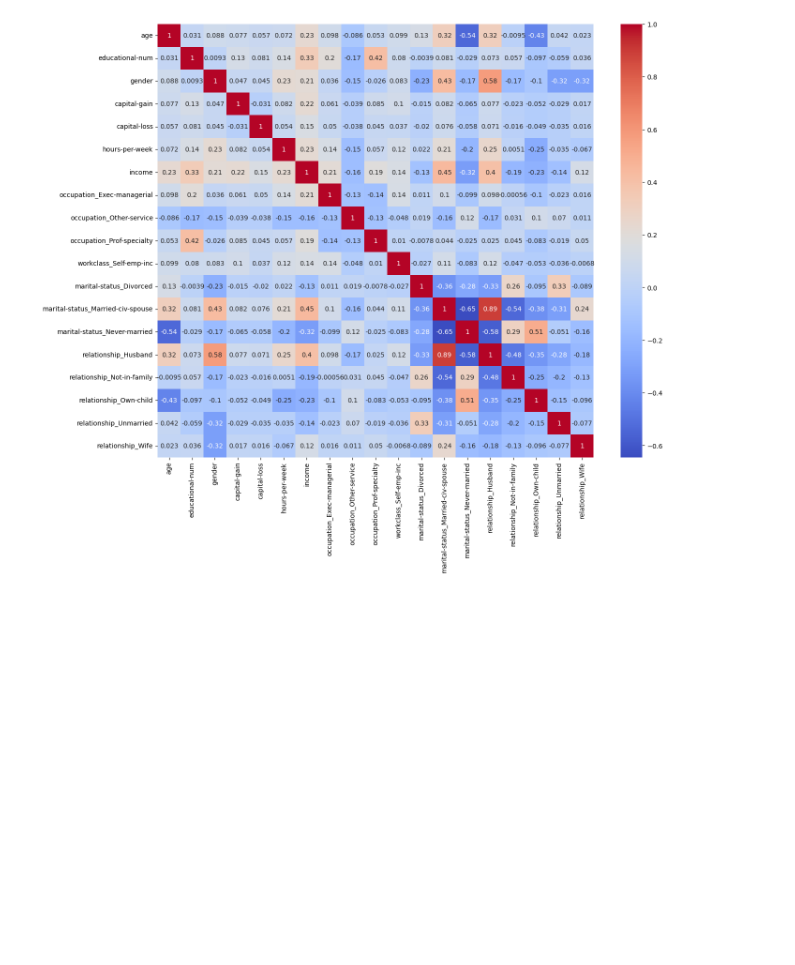
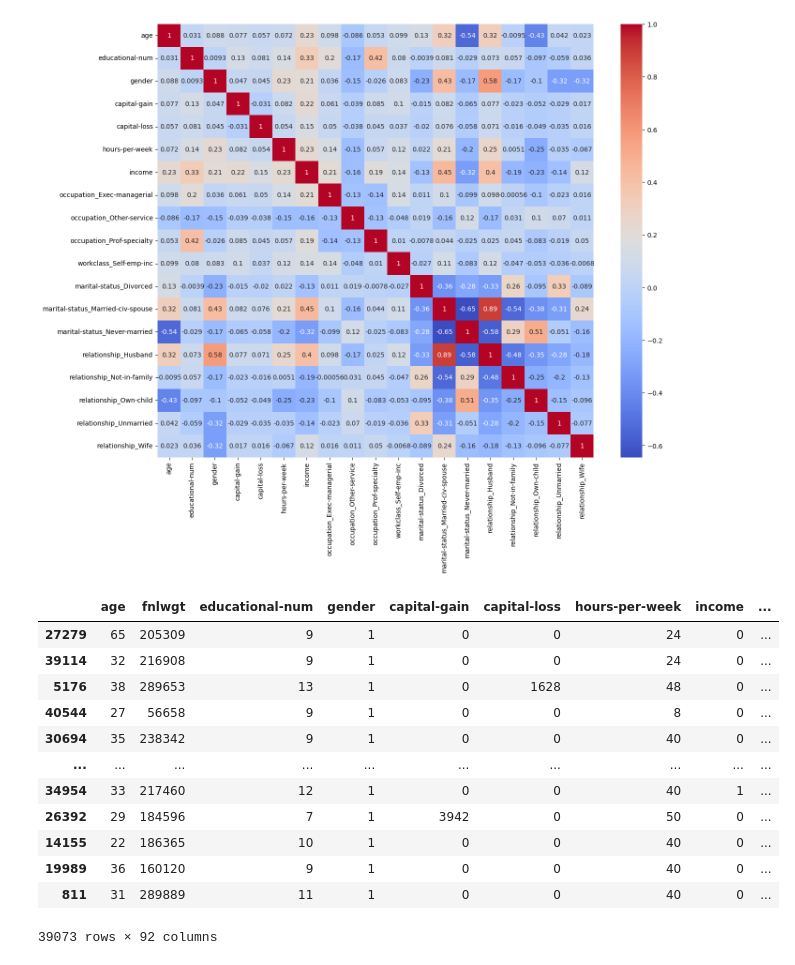
Before and after one commit to Danirive30/Income_Prediction-Project, a Jupyter notebook: Income_Prediction.ipynb, the cells around one changed output. Cells and saved outputs as stored; diff of their text form; code cells hidden in the pictures; blank space fills up the shorter version.

```diff
--- a/Income_Prediction.ipynb
+++ b/Income_Prediction.ipynb
@@ -182,3 +182,25 @@ sns.heatmap(df_dropped.corr(), annot=True, cmap='coolwarm')
 # %% [output]
 <Axes: >
 [figure]
+# %%
+import sklearn
+from sklearn.ensemble import RandomForestClassifier
+from sklearn.model_selection import train_test_split
+
+train_df, test_df = train_test_split(df, test_size=0.2)
+# %%
+train_df
+# %% [output]
+|  | age | fnlwgt | educational-num | gender | capital-gain | capital-loss | hours-per-week | income | ... |
+| 27279 | 65 | 205309 | 9 | 1 | 0 | 0 | 24 | 0 | ... |
+| 39114 | 32 | 216908 | 9 | 1 | 0 | 0 | 24 | 0 | ... |
+| 5176 | 38 | 289653 | 13 | 1 | 0 | 1628 | 48 | 0 | ... |
+| 40544 | 27 | 56658 | 9 | 1 | 0 | 0 | 8 | 0 | ... |
+| 30694 | 35 | 238342 | 9 | 1 | 0 | 0 | 40 | 0 | ... |
+| ... | ... | ... | ... | ... | ... | ... | ... | ... | ... |
+| 34954 | 33 | 217460 | 12 | 1 | 0 | 0 | 40 | 1 | ... |
+| 26392 | 29 | 184596 | 7 | 1 | 3942 | 0 | 50 | 0 | ... |
+| 14155 | 22 | 186365 | 10 | 1 | 0 | 0 | 40 | 0 | ... |
+| 19989 | 36 | 160120 | 9 | 1 | 0 | 0 | 40 | 0 | ... |
+| 811 | 31 | 289889 | 11 | 1 | 0 | 0 | 40 | 0 | ... |
+39073 rows × 92 columns
```
Also changed, not shown: parts of 6 cells of this notebook.
